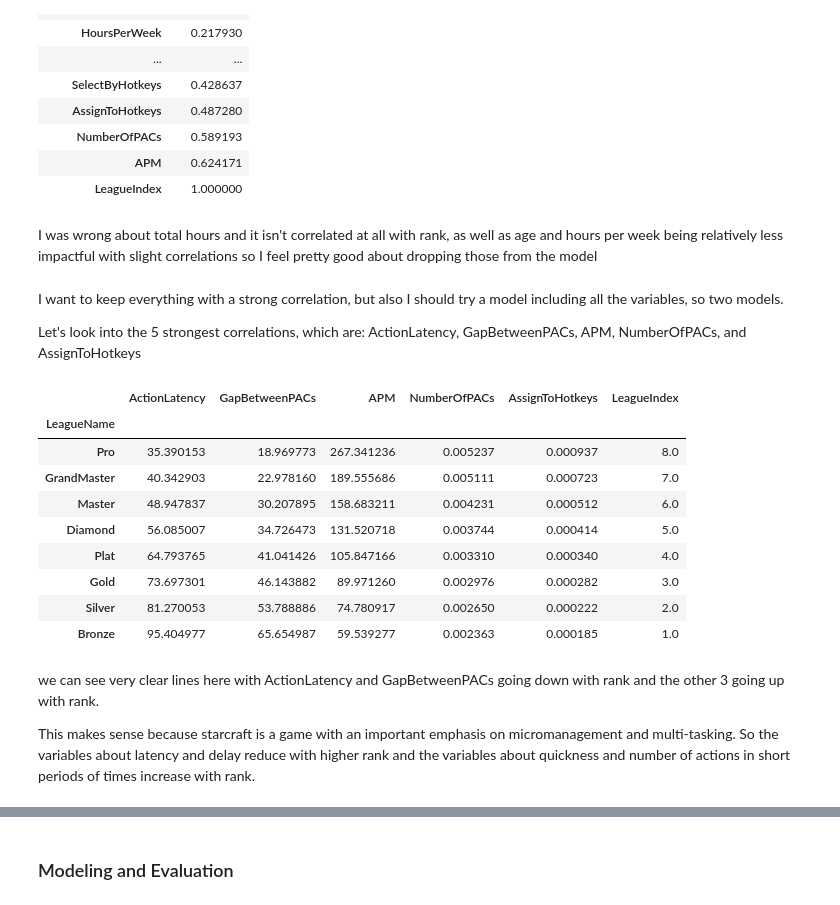
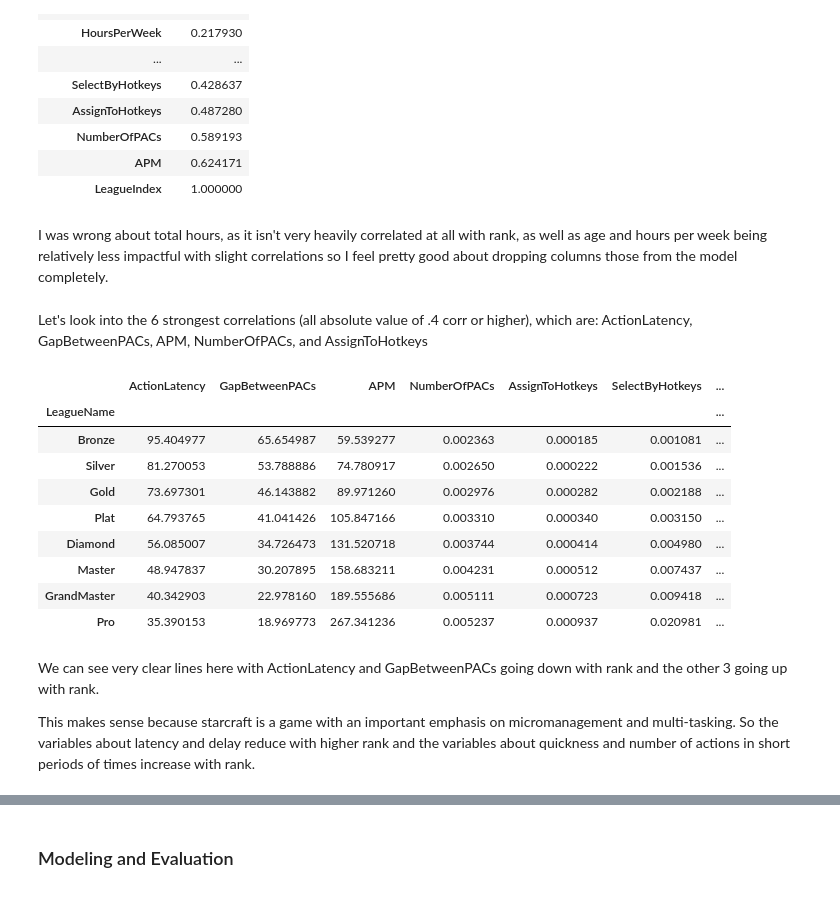
Before and after one commit to Kamen-R/Starcraft-Data-Assessment, a Jupyter notebook: Starcraft Data Analysis Notebook.ipynb, the cells around one changed output, grey strips where cells are left out. Drawn from its saved outputs; the diff is of its cells as text; code cells hidden in the pictures.

```diff
--- a/Starcraft Data Analysis Notebook.ipynb
+++ b/Starcraft Data Analysis Notebook.ipynb
@@ -185,27 +177,25 @@ no_mi_data.corr()[["LeagueIndex"]].sort_values(by="LeagueIndex")
 | APM | 0.624171 |
 | LeagueIndex | 1.000000 |
 # %% [markdown]
-I was wrong about total hours and it isn't correlated at all with rank, as well as age and hours per week being relatively less impactful with slight correlations so I feel pretty good about dropping those from the model
+I was wrong about total hours, as it isn't very heavily correlated at all with rank, as well as age and hours per week being relatively less impactful with slight correlations so I feel pretty good about dropping columns those from the model completely.
-# %% [markdown]
-I want to keep everything with a strong correlation, but also I should try a model including all the variables, so two models.
-
-Let's look into the 5 strongest correlations, which are: ActionLatency, GapBetweenPACs, APM, NumberOfPACs, and AssignToHotkeys
+# %% [markdown]
+Let's look into the 6 strongest correlations (all absolute value of .4 corr or higher), which are: ActionLatency, GapBetweenPACs, APM, NumberOfPACs, and AssignToHotkeys
 # %%
-avg_by_rank = starcraft.groupby("LeagueName").mean().sort_values(by="LeagueIndex", ascending=False)[["ActionLatency",
-                                "GapBetweenPACs", "APM", "NumberOfPACs", "AssignToHotkeys", "LeagueIndex"]]
+avg_by_rank = starcraft.groupby("LeagueName").mean().sort_values(by="LeagueIndex", ascending=True)[["ActionLatency",
+                                "GapBetweenPACs", "APM", "NumberOfPACs", "AssignToHotkeys","SelectByHotkeys", "LeagueIndex"]]
 avg_by_rank
 # %% [output]
-|  | ActionLatency | GapBetweenPACs | APM | NumberOfPACs | AssignToHotkeys | LeagueIndex |
-| LeagueName |  |  |  |  |  |  |
-| Pro | 35.390153 | 18.969773 | 267.341236 | 0.005237 | 0.000937 | 8.0 |
-| GrandMaster | 40.342903 | 22.978160 | 189.555686 | 0.005111 | 0.000723 | 7.0 |
-| Master | 48.947837 | 30.207895 | 158.683211 | 0.004231 | 0.000512 | 6.0 |
-| Diamond | 56.085007 | 34.726473 | 131.520718 | 0.003744 | 0.000414 | 5.0 |
-| Plat | 64.793765 | 41.041426 | 105.847166 | 0.003310 | 0.000340 | 4.0 |
-| Gold | 73.697301 | 46.143882 | 89.971260 | 0.002976 | 0.000282 | 3.0 |
-| Silver | 81.270053 | 53.788886 | 74.780917 | 0.002650 | 0.000222 | 2.0 |
-| Bronze | 95.404977 | 65.654987 | 59.539277 | 0.002363 | 0.000185 | 1.0 |
+|  | ActionLatency | GapBetweenPACs | APM | NumberOfPACs | AssignToHotkeys | SelectByHotkeys | ... |
+| LeagueName |  |  |  |  |  |  | ... |
+| Bronze | 95.404977 | 65.654987 | 59.539277 | 0.002363 | 0.000185 | 0.001081 | ... |
+| Silver | 81.270053 | 53.788886 | 74.780917 | 0.002650 | 0.000222 | 0.001536 | ... |
+| Gold | 73.697301 | 46.143882 | 89.971260 | 0.002976 | 0.000282 | 0.002188 | ... |
+| Plat | 64.793765 | 41.041426 | 105.847166 | 0.003310 | 0.000340 | 0.003150 | ... |
+| Diamond | 56.085007 | 34.726473 | 131.520718 | 0.003744 | 0.000414 | 0.004980 | ... |
+| Master | 48.947837 | 30.207895 | 158.683211 | 0.004231 | 0.000512 | 0.007437 | ... |
+| GrandMaster | 40.342903 | 22.978160 | 189.555686 | 0.005111 | 0.000723 | 0.009418 | ... |
+| Pro | 35.390153 | 18.969773 | 267.341236 | 0.005237 | 0.000937 | 0.020981 | ... |
 # %% [markdown]
-we can see very clear lines here with ActionLatency and	GapBetweenPACs going down with rank and the other 3 going up with rank.
+We can see very clear lines here with ActionLatency and	GapBetweenPACs going down with rank and the other 3 going up with rank.
 
 This makes sense because starcraft is a game with an important emphasis on micromanagement and multi-tasking. So the variables about latency and delay reduce with higher rank and the variables about quickness and number of actions in short periods of times increase with rank.
```
Also changed, not shown: parts of 55 cells of this notebook, 1 other file.
